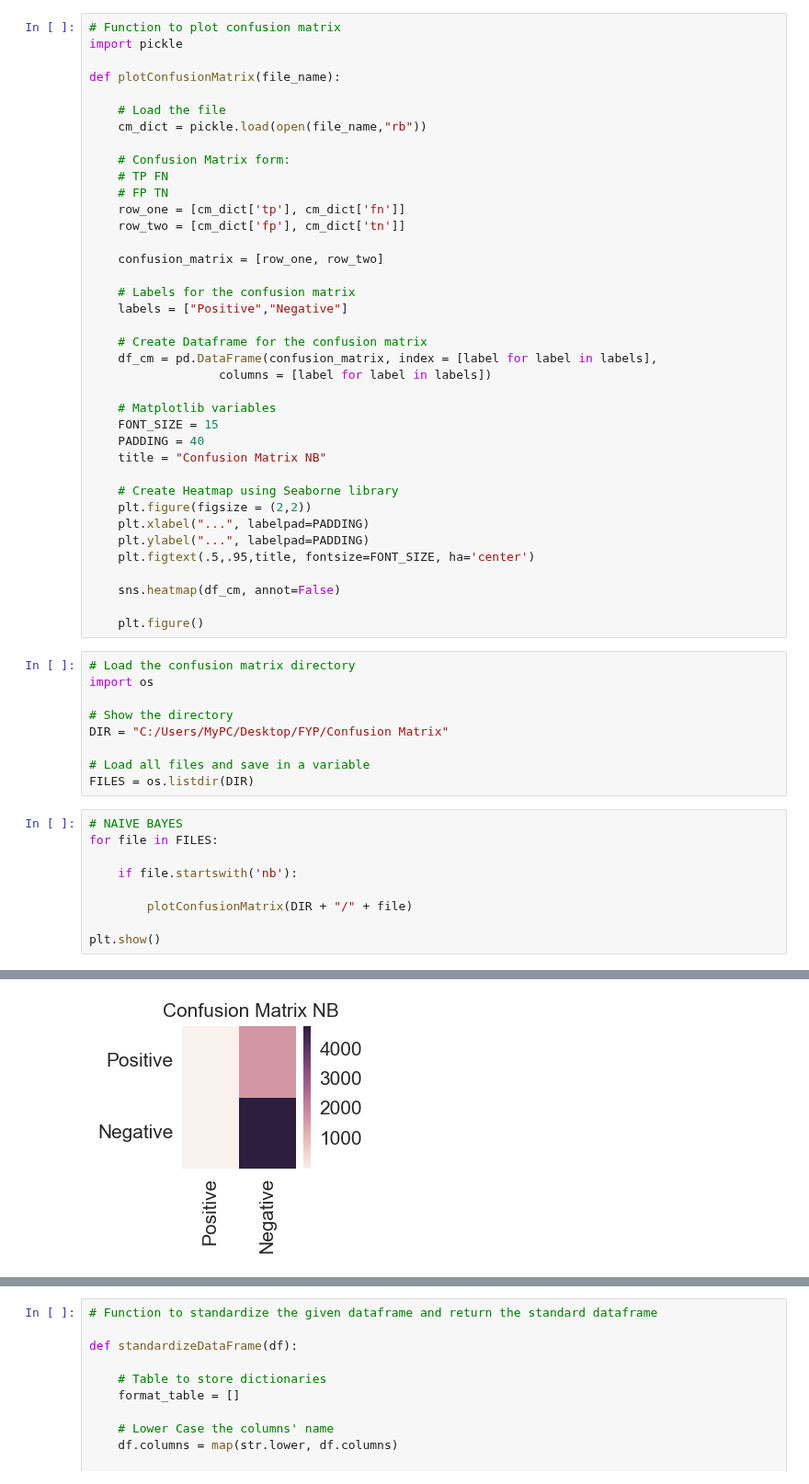
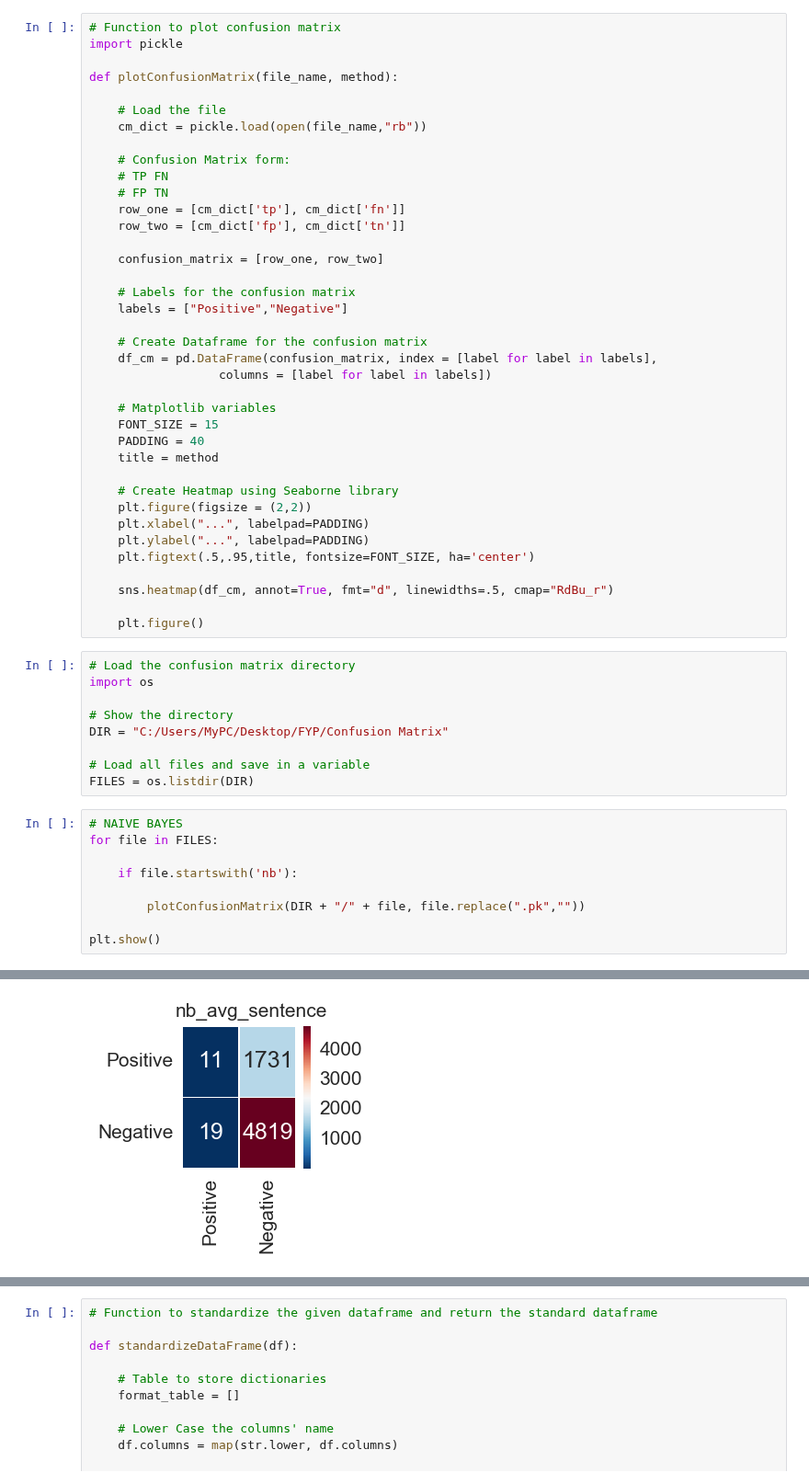
Before and after one commit to tazeek/BullyDetect, a Jupyter notebook: Python Notebooks/Results Visualisation.ipynb, the cells around one changed output, grey strips where cells are left out. Shown at 92% size. Drawn from its saved outputs; the diff is of its cells as text.

Commit message:
Colors changed for confusion matrix

```diff
--- a/Python Notebooks/Results Visualisation.ipynb
+++ b/Python Notebooks/Results Visualisation.ipynb
@@ -68,7 +68,7 @@ sns.set_style("whitegrid")
 # Function to plot confusion matrix
 import pickle
 
-def plotConfusionMatrix(file_name):
+def plotConfusionMatrix(file_name, method):
 
     # Load the file
     cm_dict = pickle.load(open(file_name,"rb"))
@@ -91,7 +91,7 @@ def plotConfusionMatrix(file_name):
     # Matplotlib variables
     FONT_SIZE = 15
     PADDING = 40
-    title = "Confusion Matrix NB"
+    title = method
 
     # Create Heatmap using Seaborne library
     plt.figure(figsize = (2,2))
@@ -99,7 +99,7 @@ def plotConfusionMatrix(file_name):
     plt.ylabel("...", labelpad=PADDING)
     plt.figtext(.5,.95,title, fontsize=FONT_SIZE, ha='center')
 
-    sns.heatmap(df_cm, annot=False)
+    sns.heatmap(df_cm, annot=True, fmt="d", linewidths=.5, cmap="RdBu_r")
 
     plt.figure()
 # %%
@@ -117,7 +117,7 @@ for file in FILES:
 
     if file.startswith('nb'):
 
-        plotConfusionMatrix(DIR + "/" + file)
+        plotConfusionMatrix(DIR + "/" + file, file.replace(".pk",""))
 
 plt.show()
 # %% [output]
@@ -125,3 +125,3 @@ plt.show()
 <matplotlib.figure.Figure at 0x...>
-[figure, old version]
+[figure, new version]
 <matplotlib.figure.Figure at 0x...>
```
Also changed, not shown: parts of 1 cell of this notebook.
